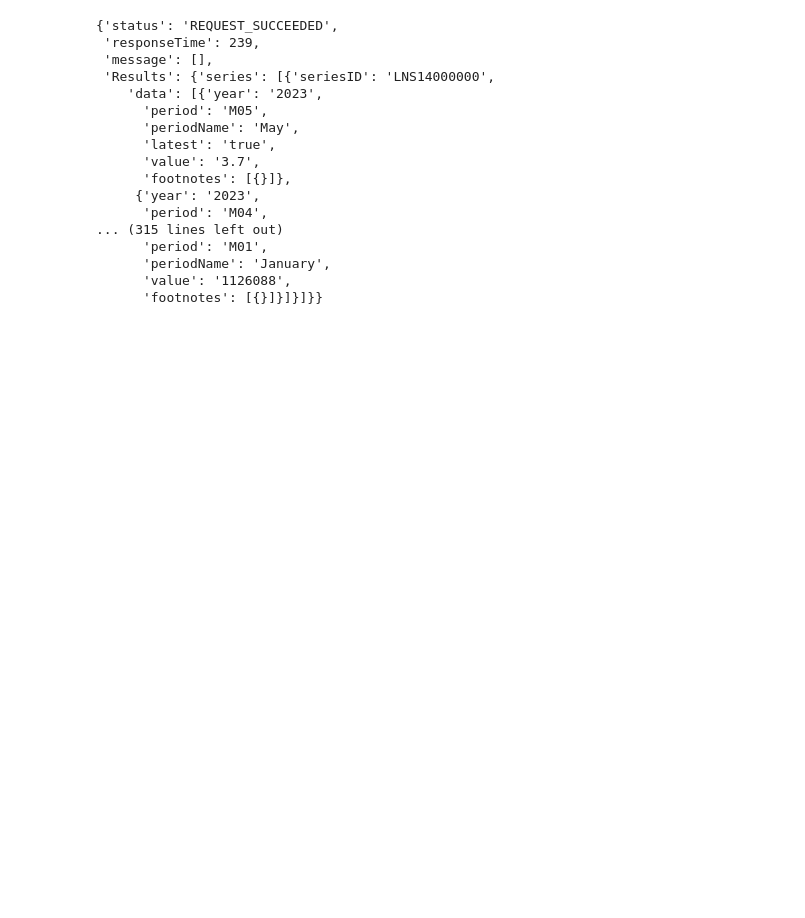
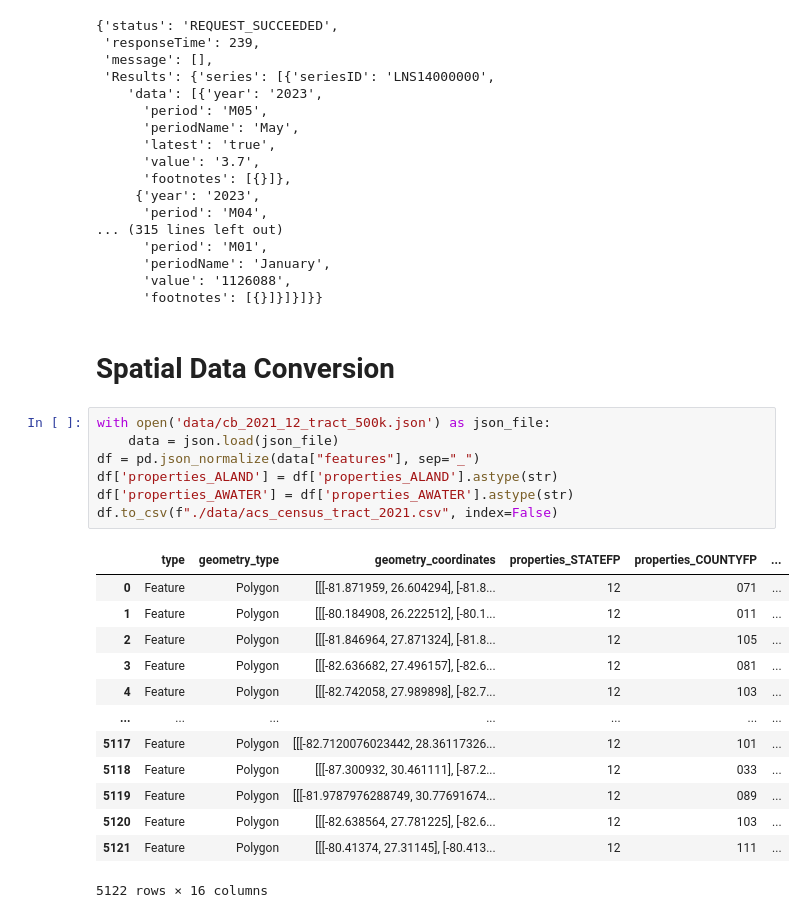
Before and after one commit to hwan1113/real_estate, a Jupyter notebook: Data Extraction.ipynb, the cells around one changed output. Saved outputs shown, nothing was run; the diff lists cells and outputs as text; blank space fills up the shorter version.

```diff
--- a/Data Extraction.ipynb
+++ b/Data Extraction.ipynb
@@ -910,3 +924,26 @@ data
       'periodName': 'January',
       'value': '1126088',
       'footnotes': [{}]}]}]}}
+# %% [markdown]
+# Spatial Data Conversion
+# %%
+with open('data/cb_2021_12_tract_500k.json') as json_file:
+    data = json.load(json_file)
+df = pd.json_normalize(data["features"], sep="_")
+df['properties_ALAND'] = df['properties_ALAND'].astype(str)
+df['properties_AWATER'] = df['properties_AWATER'].astype(str)
+df.to_csv(f"./data/acs_census_tract_2021.csv", index=False)
+# %% [output]
+|  | type | geometry_type | geometry_coordinates | properties_STATEFP | properties_COUNTYFP | ... |
+| 0 | Feature | Polygon | [[[-81.871959, 26.604294], [-81.8... | 12 | 071 | ... |
+| 1 | Feature | Polygon | [[[-80.184908, 26.222512], [-80.1... | 12 | 011 | ... |
+| 2 | Feature | Polygon | [[[-81.846964, 27.871324], [-81.8... | 12 | 105 | ... |
+| 3 | Feature | Polygon | [[[-82.636682, 27.496157], [-82.6... | 12 | 081 | ... |
+| 4 | Feature | Polygon | [[[-82.742058, 27.989898], [-82.7... | 12 | 103 | ... |
+| ... | ... | ... | ... | ... | ... | ... |
+| 5117 | Feature | Polygon | [[[-82.7120076023442, 28.36117326... | 12 | 101 | ... |
+| 5118 | Feature | Polygon | [[[-87.300932, 30.461111], [-87.2... | 12 | 033 | ... |
+| 5119 | Feature | Polygon | [[[-81.9787976288749, 30.77691674... | 12 | 089 | ... |
+| 5120 | Feature | Polygon | [[[-82.638564, 27.781225], [-82.6... | 12 | 103 | ... |
+| 5121 | Feature | Polygon | [[[-80.41374, 27.31145], [-80.413... | 12 | 111 | ... |
+5122 rows × 16 columns
```
Also changed, not shown: parts of 4 cells of this notebook, 3 other files.
